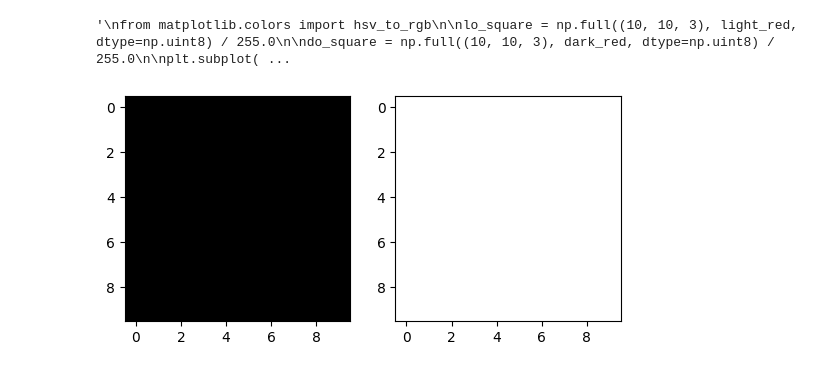
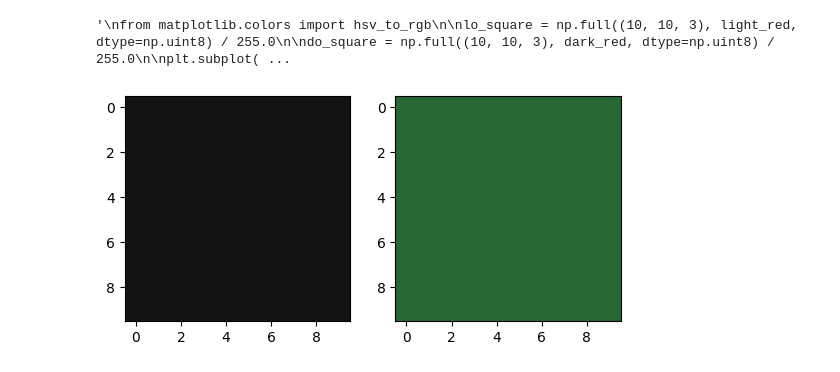
Before and after one commit to zkashef/SmokingDarts, a Jupyter notebook: notebooks/area_segmentation.ipynb, the cells around one changed output. Drawn from its saved outputs; the diff is of its cells as text; code cells hidden in the pictures.

```diff
--- a/notebooks/area_segmentation.ipynb
+++ b/notebooks/area_segmentation.ipynb
@@ -21,13 +21,9 @@ Area segmentation on red scoring areas
 # %%
 hsv_image = cv2.cvtColor(color_image, cv2.COLOR_RGB2HSV)
 
-light_red = (18, 255, 255)#np.array([120,22,22])
-dark_red = (0, 250, 50)#np.array([75,21,21])
+light_red = (94, 159, 103)#np.array([120,22,22])
+dark_red = (94, 20, 20)#np.array([75,21,21])
 
-white = np.uint8([[[255, 255, 255]]])
-black = np.uint8([[[0, 0, 0]]])
-light_red =  cv2.cvtColor(white, cv2.COLOR_BGR2HSV)
-dark_red = cv2.cvtColor(black, cv2.COLOR_BGR2HSV)
 
 
 mask = cv2.inRange(hsv_image, light_red, dark_red)
@@ -65,24 +61,25 @@ plt.show()
 [figure]
 '\nfrom matplotlib.colors import hsv_to_rgb\n\nlo_square = np.full((10, 10, 3), light_red, dtype=np.uint8) / 255.0\n\ndo_square = np.full((10, 10, 3), dark_red, dtype=np.uint8) / 255.0\n\nplt.subplot( ...
 # %%
-white = np.uint8([[[255, 255, 255]]])
-black = np.uint8([[[0, 0, 0]]])
-light =  cv2.cvtColor(white, cv2.COLOR_BGR2HSV)
-dark = cv2.cvtColor(black, cv2.COLOR_BGR2HSV)
+white = np.uint8([[[104, 48, 39]]])
+black = np.uint8([[[94, 20, 20]]])
+light =  cv2.cvtColor(white, cv2.COLOR_RGB2HSV)
+dark = cv2.cvtColor(black, cv2.COLOR_RGB2HSV)
 #light = (0, 250, 250)
+
 
 
 #dark = ((0, 250, 50))
 from matplotlib.colors import hsv_to_rgb
 
-lo_square = np.full((10, 10, 3), light, dtype=np.uint8) / 255.0
+lo_square = np.full((10, 10, 3), light_red, dtype=np.uint8) / 255.0
 
-do_square = np.full((10, 10, 3), dark, dtype=np.uint8) / 255.0
+do_square = np.full((10, 10, 3), dark_red, dtype=np.uint8) / 255.0
 
 plt.subplot(1, 2, 1)
 plt.imshow(hsv_to_rgb(do_square))
 plt.subplot(1, 2, 2)
 plt.imshow(hsv_to_rgb(lo_square))
 plt.show()
 # %% [output]
-[figure, old version]
+[figure, new version]
```
